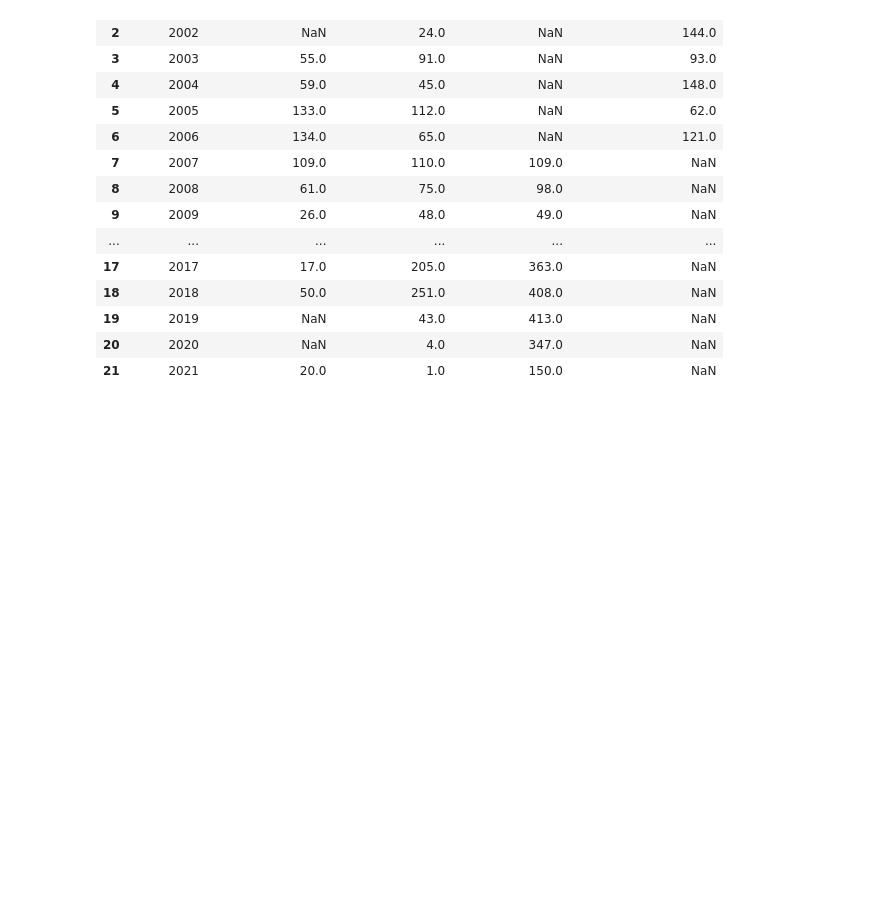
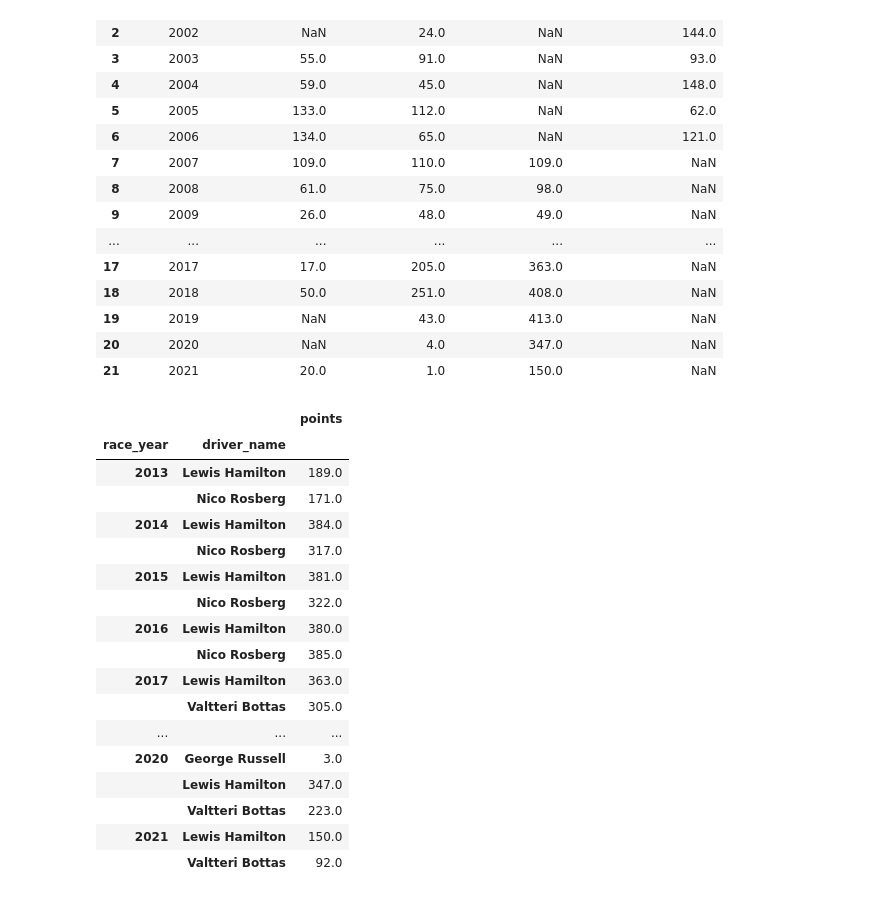
Before and after one commit to IDSF21/assignment-2-ShantanuKamath, a Jupyter notebook: Dataset Creation.ipynb, the cells around one changed output. Drawn from its saved outputs; the diff is of its cells as text; code cells hidden in the pictures; blank space fills up the shorter version.

```diff
--- a/Dataset Creation.ipynb
+++ b/Dataset Creation.ipynb
@@ -154,3 +154,31 @@ pd.DataFrame(pd.pivot_table(point_summary, index = 'race_year', columns = 'drive
 | 19 | 2019 | NaN | 43.0 | 413.0 | NaN |
 | 20 | 2020 | NaN | 4.0 | 347.0 | NaN |
 | 21 | 2021 | 20.0 | 1.0 | 150.0 | NaN |
+# %%
+data = pd.read_csv('race_results_mega.csv')
+ham = data[data.driver_name == 'Lewis Hamilton']
+team_name = ham[ham.index == ham.index.max()]["team_name"].iloc[0]
+ham = data[(data.driver_name == 'Lewis Hamilton') & (data.team_name == team_name)]
+activ_years = ham["race_year"].unique()
+data = data[(data.team_name == team_name) & data.race_year.isin(activ_years)]
+data.groupby('race_year').agg({"points":"sum"})
+data.groupby(['race_year', "driver_name"]).agg({"points":"sum"})
+# %% [output]
+|  |  | points |
+| race_year | driver_name |  |
+| 2013 | Lewis Hamilton | 189.0 |
+|  | Nico Rosberg | 171.0 |
+| 2014 | Lewis Hamilton | 384.0 |
+|  | Nico Rosberg | 317.0 |
+| 2015 | Lewis Hamilton | 381.0 |
+|  | Nico Rosberg | 322.0 |
+| 2016 | Lewis Hamilton | 380.0 |
+|  | Nico Rosberg | 385.0 |
+| 2017 | Lewis Hamilton | 363.0 |
+|  | Valtteri Bottas | 305.0 |
+| ... | ... | ... |
+| 2020 | George Russell | 3.0 |
+|  | Lewis Hamilton | 347.0 |
+|  | Valtteri Bottas | 223.0 |
+| 2021 | Lewis Hamilton | 150.0 |
+|  | Valtteri Bottas | 92.0 |
```
Also changed, not shown: parts of 2 cells of this notebook, 2 other files.
